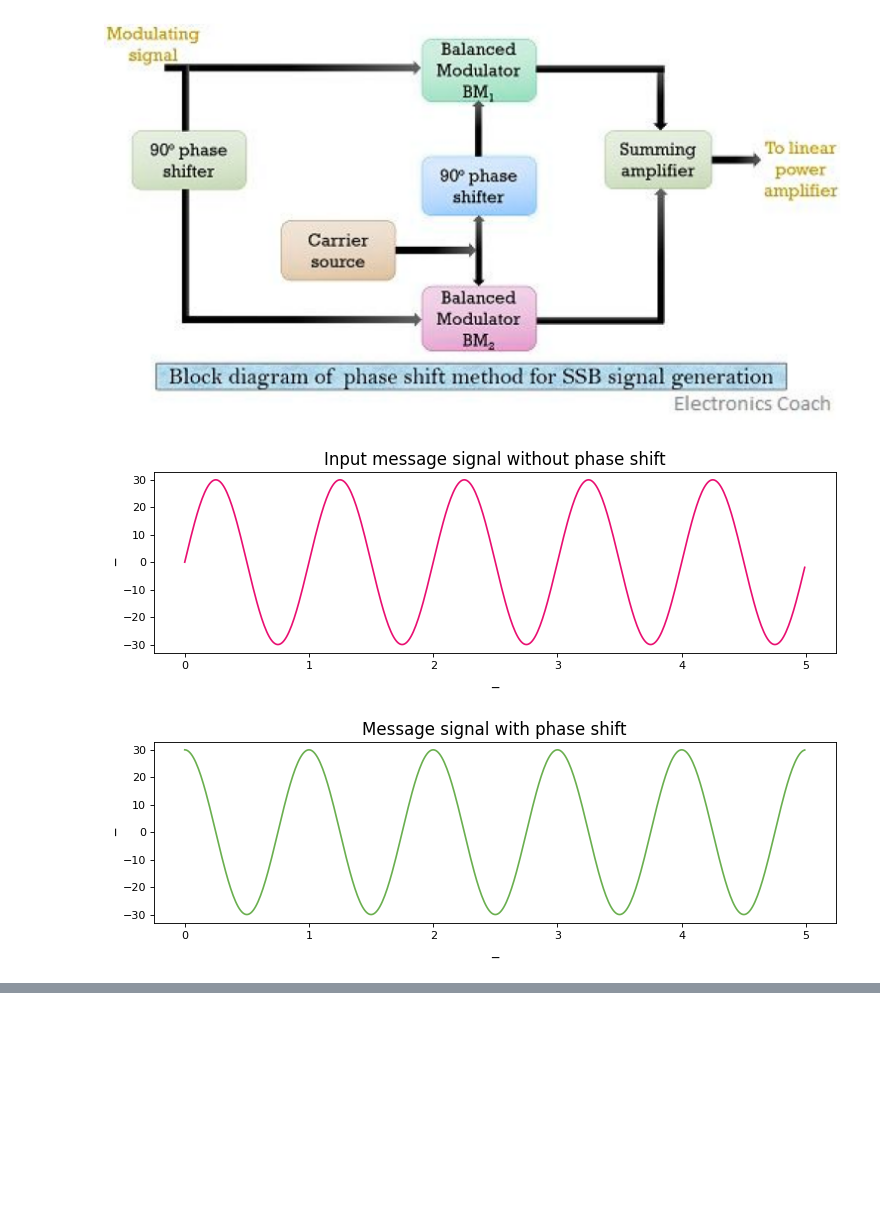
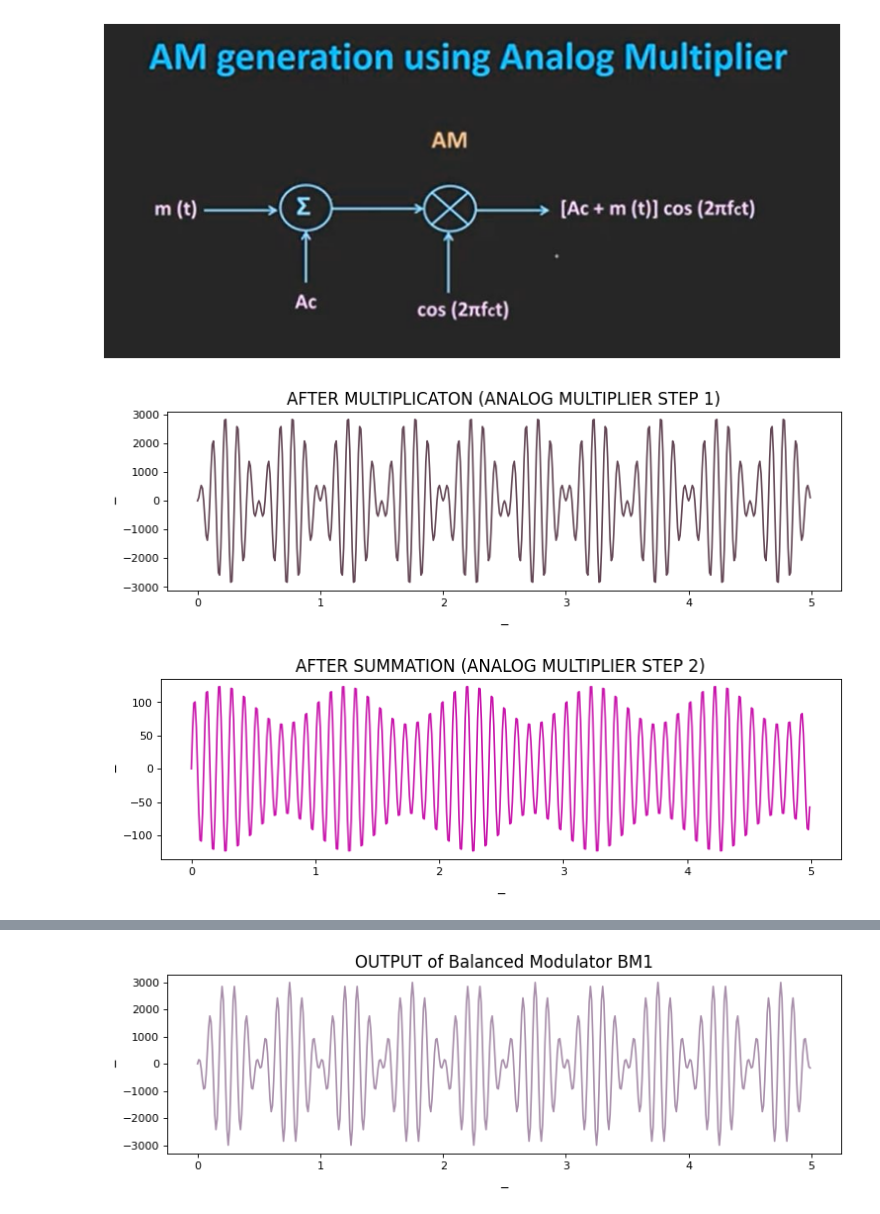
Before and after one commit to Udaysonu/Analog_communication_system_LIBRARY, a Jupyter notebook: ACS_Library.ipynb, the cells around one changed output, grey strips where cells are left out. Drawn from its saved outputs; the diff is of its cells as text; code cells hidden in the pictures; blank space fills up the shorter version.

```diff
--- a/ACS_Library.ipynb
+++ b/ACS_Library.ipynb
@@ -5,6 +5,7 @@ import matplotlib.pyplot as plt
 from matplotlib.pyplot import figure
 import cv2
 import scipy.integrate
+from scipy.signal import hilbert
 # Amplitude_Modulation_class
 class Amplitude_Modulation:
     def __init__(self,message_angular_freq=1,carrier_angular_freq=10,
@@ -215,33 +216,34 @@ class Amplitude_Modulation:
         carrier_with_90=self.carrier_signal=self.carrier_amplitude*np.sin(2*np.pi*self.carrier_angular_freq*self.time+angle_oscillator)
         self.plot(self.get_time(),carrier_with_90,title="Carrier signal with Phase shift")
 
 
         # OUTPUT of balance modulator BM1
         product_mod_m1=message_without_90*carrier_with_90
         self.plot(self.get_time(),product_mod_m1,title="OUTPUT of Balanced Modulator BM1")
 
         #OUTPUT of balance modulator BM2
         product_mod_m2=message_with_90*carrier_without_90
         self.plot(self.get_time(),product_mod_m2,title="OUTPUT of Balanced Modulator BM2")
 
         adder1=product_mod_m1-product_mod_m2
         adder2=product_mod_m1+product_mod_m2
         if upper==True:
             self.plot(self.get_time(),adder2,title="Suppressed Carrier and Lower sideband")
             return adder2
         else:
             self.plot(self.get_time(),adder1,title="Suppressed Carrier and Upper sideband")
             return adder1
         ac.fourier_trainsfrom(adder)
 
 #         self.plot(self.get_time(),adder,title="helo")
 
 ac=Amplitude_Modulation(message_signal='sin')
 # ac.fourier_trainsfrom(ac.phase_shift_method())
 # ac.plot(ac.get_time(),ac.analog_multiplier())
 # ac.fourier_trainsfrom(ac.analog_multiplier())
+ac.analog_multiplier()
 k=ac.phase_shift_method(angle_oscillator=np.pi/2)
 # %% [output]
-[figure, old version]
+[figure, new version]
-[figure, old version]
+[figure, new version]
-[figure, old version]
+[figure, new version]
@@ -252,0 +255 @@ k=ac.phase_shift_method(angle_oscillator=np.pi/2)
+[figure, added]
```
Also changed, not shown: parts of 7 cells of this notebook, 5 other files.
